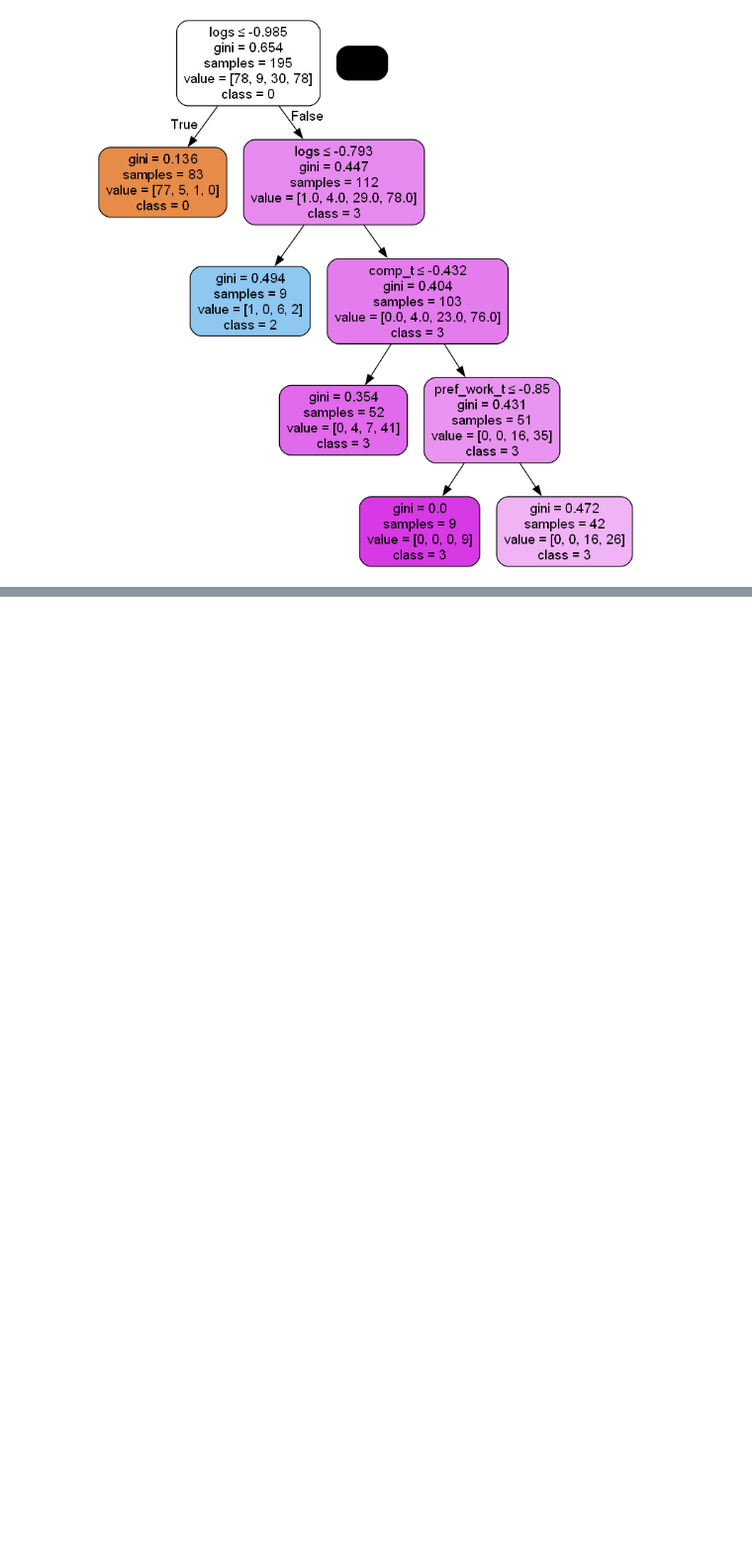
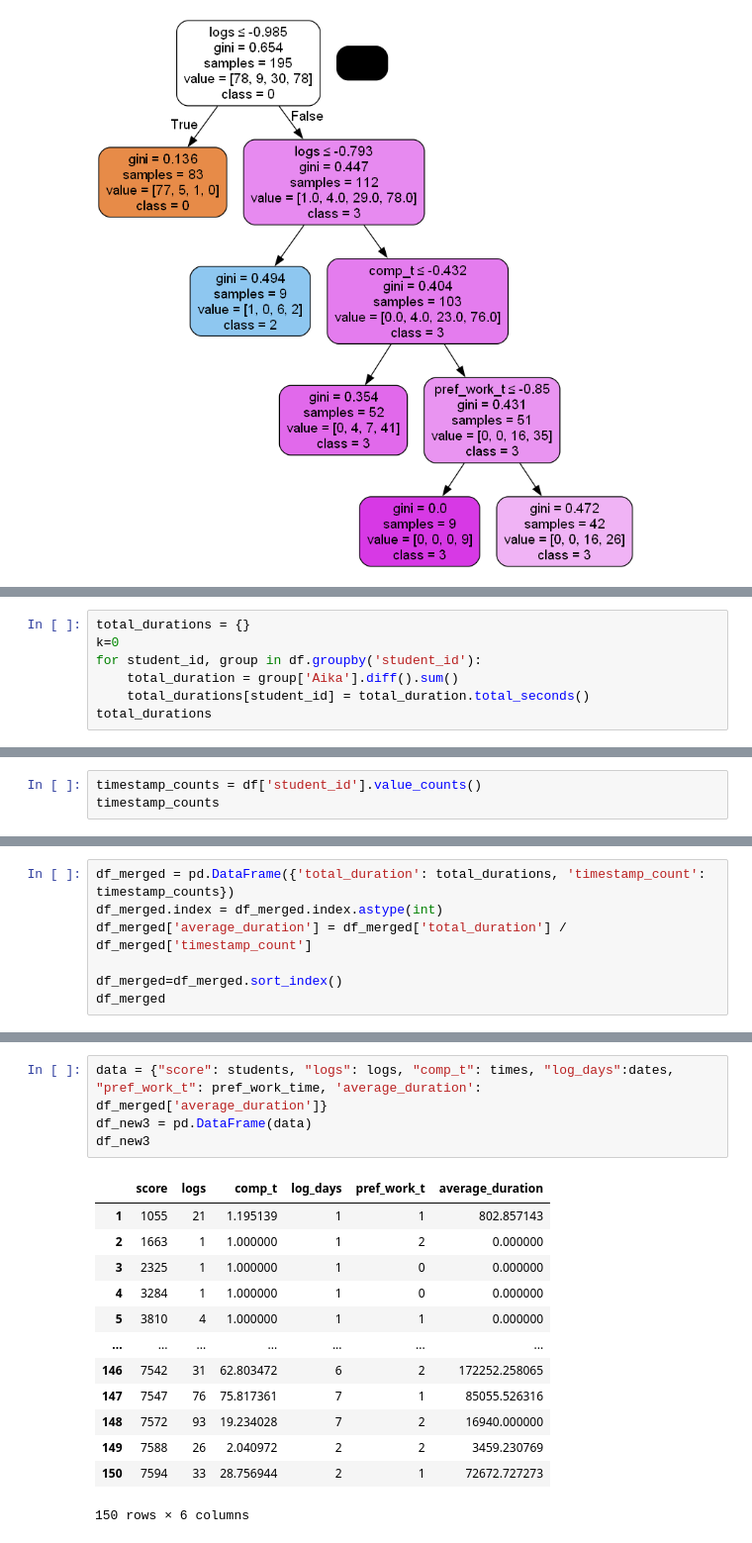
Before and after one commit to fskgiulia/JYUEF01, a Jupyter notebook: project_notebook.ipynb, the cells around one changed output, grey strips where cells are left out. Shown: that part at 99% size. Saved outputs shown, nothing was run; the diff lists cells and outputs as text; blank space fills up the shorter version.

```diff
--- a/project_notebook.ipynb
+++ b/project_notebook.ipynb
@@ -729,0 +863,7 @@ Image(graph.create_png())
+# %%
+total_durations = {}
+k=0
+for student_id, group in df.groupby('student_id'):
+    total_duration = group['Aika'].diff().sum()
+    total_durations[student_id] = total_duration.total_seconds()
+total_durations
@@ -729,0 +888,3 @@ Image(graph.create_png())
+# %%
+timestamp_counts = df['student_id'].value_counts()
+timestamp_counts
@@ -729,0 +905,7 @@ Image(graph.create_png())
+# %%
+df_merged = pd.DataFrame({'total_duration': total_durations, 'timestamp_count': timestamp_counts})
+df_merged.index = df_merged.index.astype(int)
+df_merged['average_duration'] = df_merged['total_duration'] / df_merged['timestamp_count']
+
+df_merged=df_merged.sort_index()
+df_merged
@@ -729,0 +926,18 @@ Image(graph.create_png())
+# %%
+data = {"score": students, "logs": logs, "comp_t": times, "log_days":dates, "pref_work_t": pref_work_time, 'average_duration': df_merged['average_duration']}
+df_new3 = pd.DataFrame(data)
+df_new3
+# %% [output]
+|  | score | logs | comp_t | log_days | pref_work_t | average_duration |
+| 1 | 1055 | 21 | 1.195139 | 1 | 1 | 802.857143 |
+| 2 | 1663 | 1 | 1.000000 | 1 | 2 | 0.000000 |
+| 3 | 2325 | 1 | 1.000000 | 1 | 0 | 0.000000 |
+| 4 | 3284 | 1 | 1.000000 | 1 | 0 | 0.000000 |
+| 5 | 3810 | 4 | 1.000000 | 1 | 1 | 0.000000 |
+| ... | ... | ... | ... | ... | ... | ... |
+| 146 | 7542 | 31 | 62.803472 | 6 | 2 | 172252.258065 |
+| 147 | 7547 | 76 | 75.817361 | 7 | 1 | 85055.526316 |
+| 148 | 7572 | 93 | 19.234028 | 7 | 2 | 16940.000000 |
+| 149 | 7588 | 26 | 2.040972 | 2 | 2 | 3459.230769 |
+| 150 | 7594 | 33 | 28.756944 | 2 | 1 | 72672.727273 |
+150 rows × 6 columns
```
Also changed, not shown: parts of 18 cells of this notebook.
